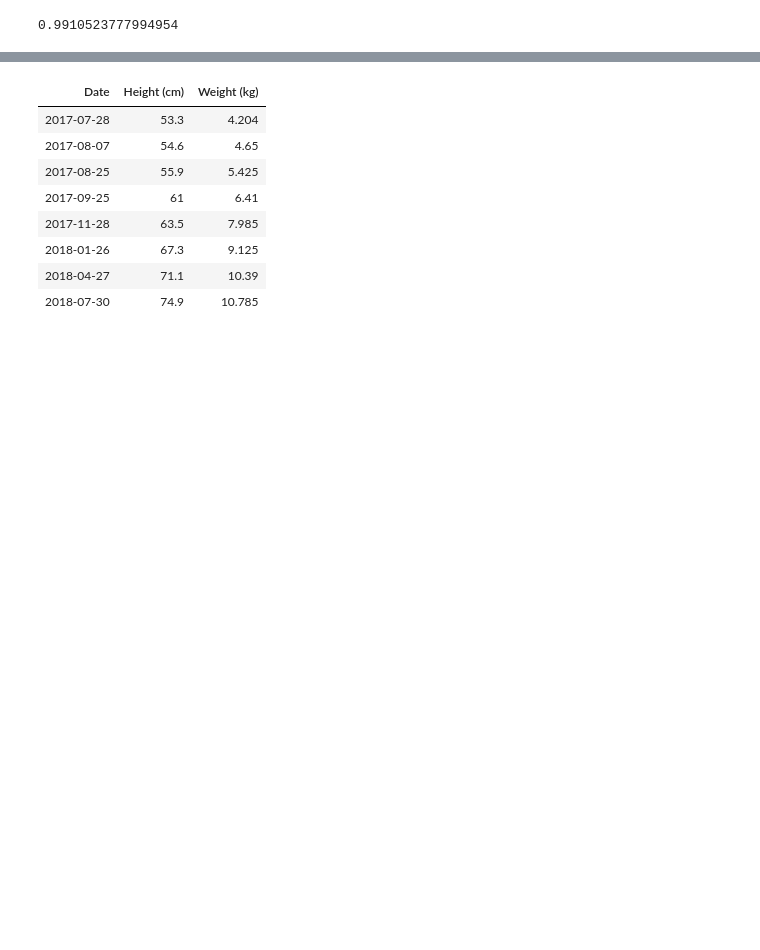
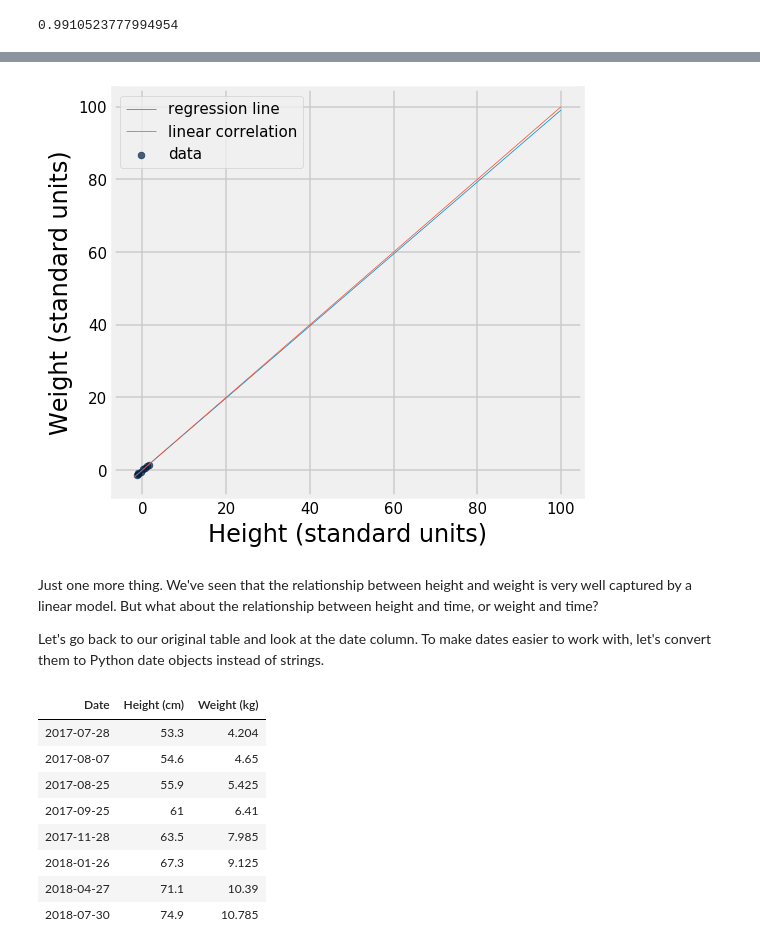
Before and after one commit to lkuper/composition.al-notebooks, a Jupyter notebook: regression.ipynb, the cells around one changed output, grey strips where cells are left out. Drawn from its saved outputs; the diff is of its cells as text; code cells hidden in the pictures; blank space fills up the shorter version.

```diff
--- a/regression.ipynb
+++ b/regression.ipynb
@@ -121 +119,18 @@ We can see that the slope of the actual regression line is just sliiiiightly sma
+# %%
+original_dpi = plots.rcParams['figure.dpi']
+plots.rcParams['figure.dpi'] = plots.rcParams['figure.dpi'] * 1.5
+heightweight_standard.scatter("Height (standard units)", "Weight (standard units)", label="data")
+x = np.array(range(-2, 101))
+y = r * x # <-- the regression equation
+plots.plot(x, y, label="regression line", linewidth=0.5)
+y = x # <-- linear correlation
+plots.plot(x, y, label="linear correlation", linewidth=0.5)
+plots.legend()
+plots.rcParams['figure.dpi'] = original_dpi
+# %% [output]
+[figure, added]
+# %% [markdown]
+Just one more thing.  We've seen that the relationship between height and weight is very well captured by a linear model.  But what about the relationship between height and time, or weight and time?
+
+Let's go back to our original table and look at the date column.  To make dates easier to work with, let's convert them to Python date objects instead of strings.
 # %%
```
Also changed, not shown: parts of 24 cells of this notebook.
